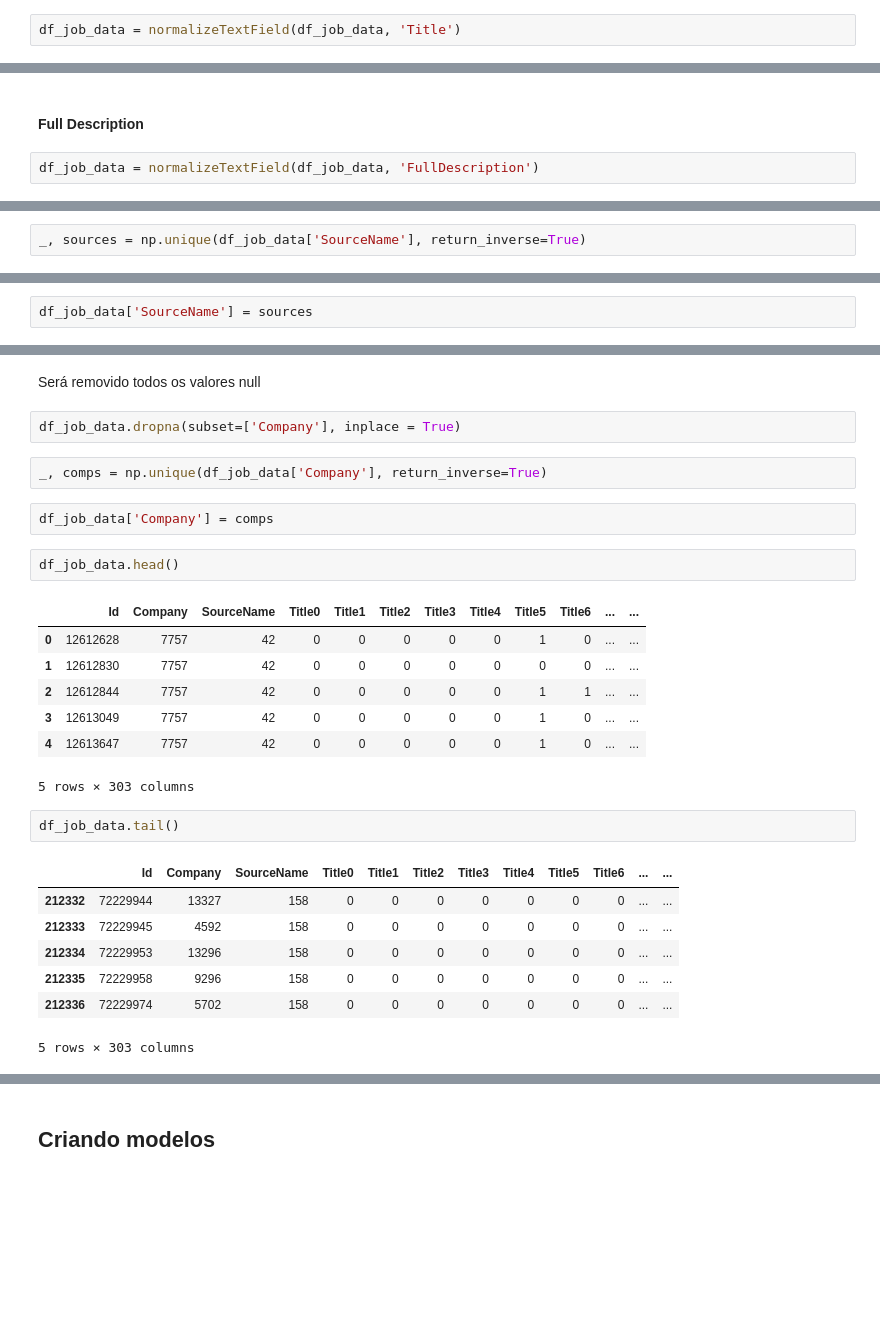
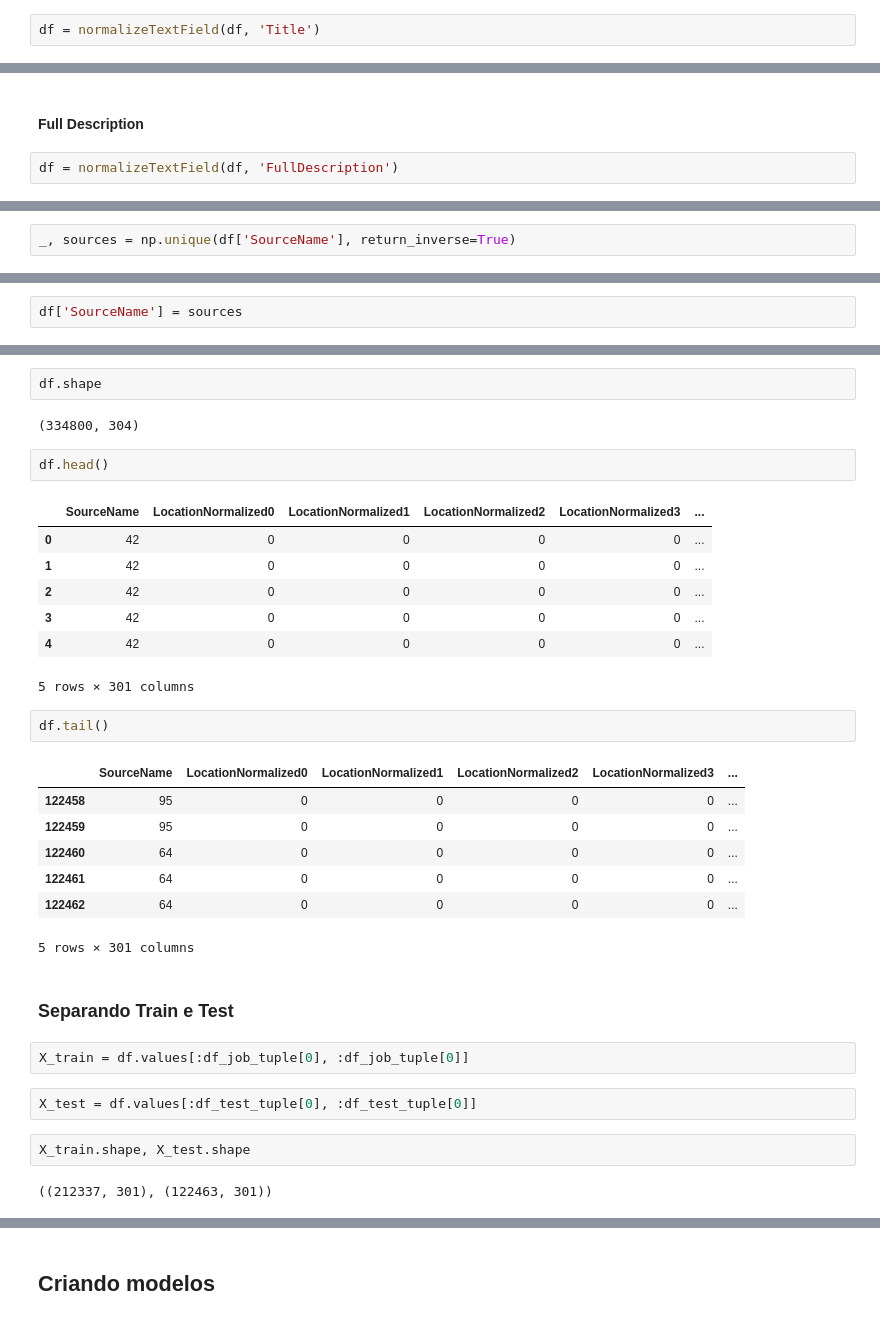
Before and after one commit to GabrielCzar/jupyter_notebook, a Jupyter notebook: Job Salary Prediction.ipynb, the cells around one changed output, grey strips where cells are left out. Saved outputs shown, nothing was run; the diff lists cells and outputs as text; blank space fills up the shorter version.

```diff
--- a/Job Salary Prediction.ipynb
+++ b/Job Salary Prediction.ipynb
@@ -221,2 +217,2 @@ def normalizeTextField(df, field):
 # %%
-df_job_data = normalizeTextField(df_job_data, 'Title')
+df = normalizeTextField(df, 'Title')
@@ -229,4 +223,4 @@ df_job_data.head(n=1)
 # %% [markdown]
 #### Full Description
 # %%
-df_job_data = normalizeTextField(df_job_data, 'FullDescription')
+df = normalizeTextField(df, 'FullDescription')
@@ -243,2 +233,2 @@ df_job_data.dropna(subset=['SourceName'], inplace = True)
 # %%
-_, sources = np.unique(df_job_data['SourceName'], return_inverse=True)
+_, sources = np.unique(df['SourceName'], return_inverse=True)
@@ -245,2 +239,2 @@ _, sources = np.unique(df_job_data['SourceName'], return_inverse=True)
 # %%
-df_job_data['SourceName'] = sources
+df['SourceName'] = sources
@@ -256,28 +241,34 @@ df_job_data.head(n=2)
-# %% [markdown]
-Será removido todos os valores null
-# %%
-df_job_data.dropna(subset=['Company'], inplace = True)
-# %%
-_, comps = np.unique(df_job_data['Company'], return_inverse=True)
-# %%
-df_job_data['Company'] = comps
+# %%
+df.shape
+# %% [output]
+(334800, 304)
 # %%
-df_job_data.head()
+df.head()
 # %% [output]
-|  | Id | Company | SourceName | Title0 | Title1 | Title2 | Title3 | Title4 | Title5 | Title6 | ... | ... |
-| 0 | 12612628 | 7757 | 42 | 0 | 0 | 0 | 0 | 0 | 1 | 0 | ... | ... |
-| 1 | 12612830 | 7757 | 42 | 0 | 0 | 0 | 0 | 0 | 0 | 0 | ... | ... |
-| 2 | 12612844 | 7757 | 42 | 0 | 0 | 0 | 0 | 0 | 1 | 1 | ... | ... |
-| 3 | 12613049 | 7757 | 42 | 0 | 0 | 0 | 0 | 0 | 1 | 0 | ... | ... |
-| 4 | 12613647 | 7757 | 42 | 0 | 0 | 0 | 0 | 0 | 1 | 0 | ... | ... |
+|  | SourceName | LocationNormalized0 | LocationNormalized1 | LocationNormalized2 | LocationNormalized3 | ... |
+| 0 | 42 | 0 | 0 | 0 | 0 | ... |
+| 1 | 42 | 0 | 0 | 0 | 0 | ... |
+| 2 | 42 | 0 | 0 | 0 | 0 | ... |
+| 3 | 42 | 0 | 0 | 0 | 0 | ... |
+| 4 | 42 | 0 | 0 | 0 | 0 | ... |
-5 rows × 303 columns
+5 rows × 301 columns
 # %%
-df_job_data.tail()
+df.tail()
 # %% [output]
-|  | Id | Company | SourceName | Title0 | Title1 | Title2 | Title3 | Title4 | Title5 | Title6 | ... | ... |
-| 212332 | 72229944 | 13327 | 158 | 0 | 0 | 0 | 0 | 0 | 0 | 0 | ... | ... |
-| 212333 | 72229945 | 4592 | 158 | 0 | 0 | 0 | 0 | 0 | 0 | 0 | ... | ... |
-| 212334 | 72229953 | 13296 | 158 | 0 | 0 | 0 | 0 | 0 | 0 | 0 | ... | ... |
-| 212335 | 72229958 | 9296 | 158 | 0 | 0 | 0 | 0 | 0 | 0 | 0 | ... | ... |
-| 212336 | 72229974 | 5702 | 158 | 0 | 0 | 0 | 0 | 0 | 0 | 0 | ... | ... |
+|  | SourceName | LocationNormalized0 | LocationNormalized1 | LocationNormalized2 | LocationNormalized3 | ... |
+| 122458 | 95 | 0 | 0 | 0 | 0 | ... |
+| 122459 | 95 | 0 | 0 | 0 | 0 | ... |
+| 122460 | 64 | 0 | 0 | 0 | 0 | ... |
+| 122461 | 64 | 0 | 0 | 0 | 0 | ... |
+| 122462 | 64 | 0 | 0 | 0 | 0 | ... |
-5 rows × 303 columns
+5 rows × 301 columns
+# %% [markdown]
+### Separando Train e Test
+# %%
+X_train = df.values[:df_job_tuple[0], :df_job_tuple[0]]
+# %%
+X_test = df.values[:df_test_tuple[0], :df_test_tuple[0]]
+# %%
+X_train.shape, X_test.shape
+# %% [output]
+((212337, 301), (122463, 301))
```
Also changed, not shown: parts of 76 cells of this notebook.
